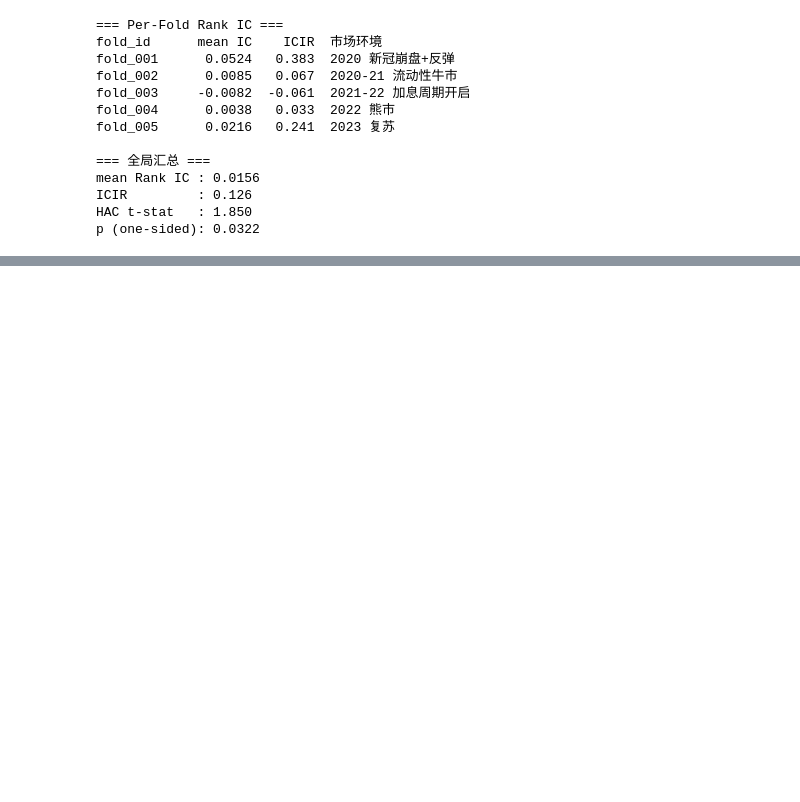
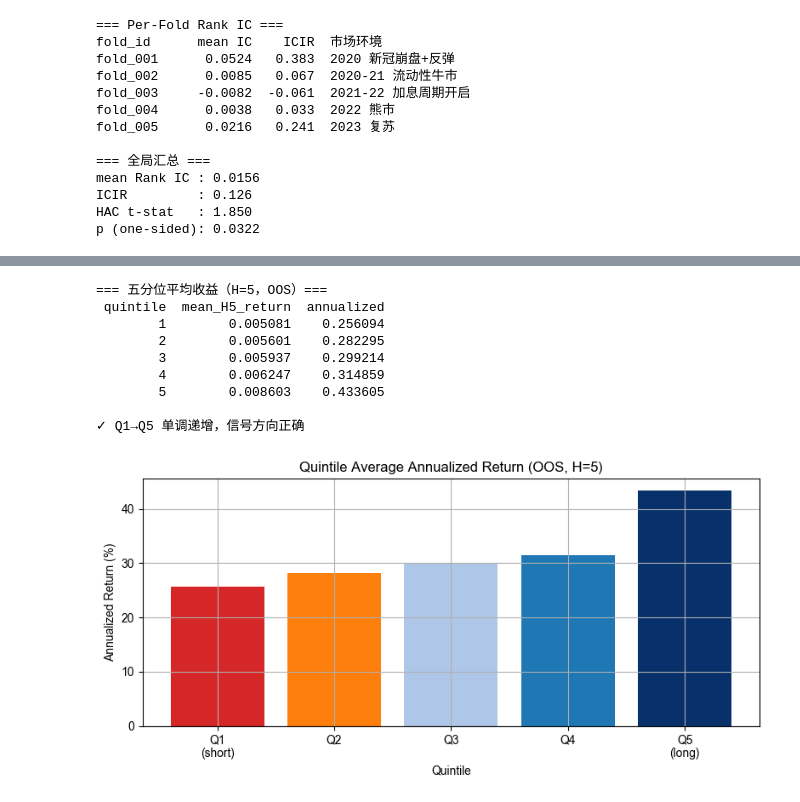
Before and after one commit to kelesit/Invest, a Jupyter notebook: sp500_relative_alpha/research_v3_presentation.ipynb, the cells around one changed output, grey strips where cells are left out. Saved outputs shown, nothing was run; the diff lists cells and outputs as text; code cells hidden in the pictures; blank space fills up the shorter version.

```diff
--- a/sp500_relative_alpha/research_v3_presentation.ipynb
+++ b/sp500_relative_alpha/research_v3_presentation.ipynb
@@ -409,0 +429,58 @@ plt.show()
+# %%
+def build_quintile_assignments(df: pd.DataFrame, n_quantiles: int = 5) -> pd.DataFrame:
+    """为每个 (signal_date, symbol) 打上 quintile 标签（1=最低，n=最高）。"""
+    out = df[["fold_id", "signal_date", "symbol", "score",
+              "asset_open_to_open_return", "benchmark_open_to_open_return"]].copy()
+    out["quintile"] = (
+        out.groupby("signal_date")["score"]
+        .transform(lambda s: pd.qcut(s.rank(method="first"), n_quantiles,
+                                     labels=range(1, n_quantiles + 1)))
+        .astype(int)
+    )
+    return out
+
+
+pred_q = build_quintile_assignments(predictions)
+
+
+# 五组平均收益（验证单调性）
+quintile_mean = (
+    pred_q.groupby("quintile")["asset_open_to_open_return"]
+    .mean()
+    .rename("mean_H5_return")
+    .reset_index()
+)
+quintile_mean["annualized"] = quintile_mean["mean_H5_return"] * 252 / 5
+
+
+print("=== 五分位平均收益（H=5，OOS）===")
+print(quintile_mean.to_string(index=False))
+print()
+if quintile_mean["mean_H5_return"].is_monotonic_increasing:
+    print("✓ Q1→Q5 单调递增，信号方向正确")
+else:
+    print("✗ 不单调，检查 score 方向")
+
+
+fig, ax = plt.subplots(figsize=(8, 4))
+colors = ["#d62728", "#ff7f0e", "#aec7e8", "#1f77b4", "#08306b"]
+ax.bar(quintile_mean["quintile"], quintile_mean["annualized"] * 100, color=colors)
+ax.axhline(0, color="k", lw=0.8)
+ax.set_xlabel("Quintile")
+ax.set_ylabel("Annualized Return (%)")
+ax.set_title("Quintile Average Annualized Return (OOS, H=5)")
+ax.set_xticks(range(1, 6))
+ax.set_xticklabels(["Q1\n(short)", "Q2", "Q3", "Q4", "Q5\n(long)"])
+plt.tight_layout()
+plt.show()
+# %% [output]
+=== 五分位平均收益（H=5，OOS）===
+ quintile  mean_H5_return  annualized
+        1        0.005081    0.256094
+        2        0.005601    0.282295
+        3        0.005937    0.299214
+        4        0.006247    0.314859
+        5        0.008603    0.433605
+
+✓ Q1→Q5 单调递增，信号方向正确
+[figure, added]
```
Also changed, not shown: parts of 22 cells of this notebook, 2 other files.
